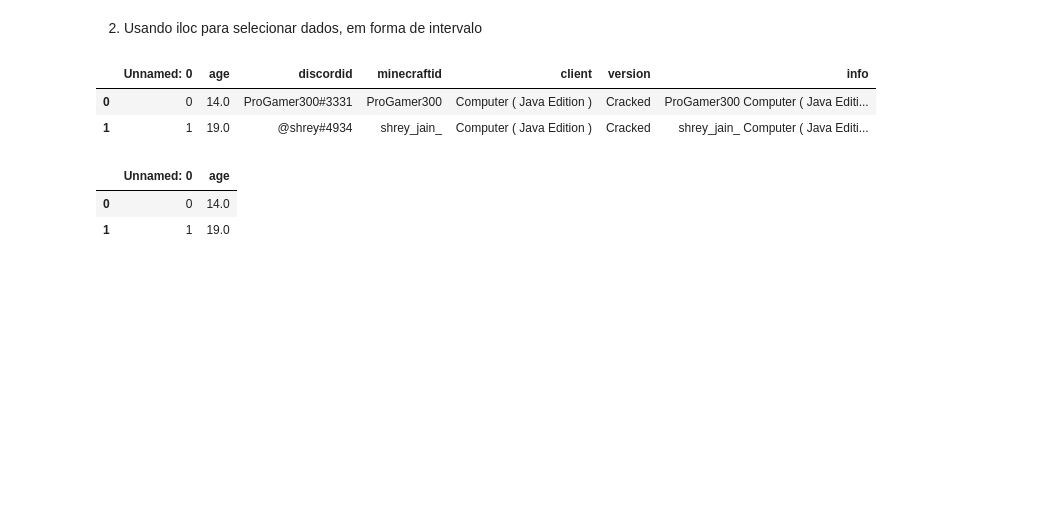
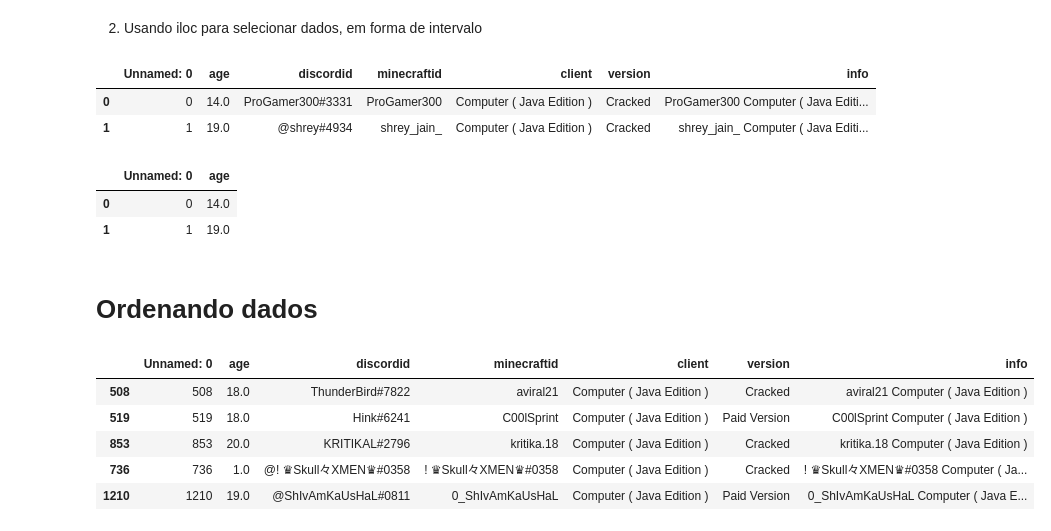
Before and after one commit to alquemistdev/Aprenda-Pandas, a Jupyter notebook: exemplos/minecraft.ipynb, the cells around one changed output. Saved outputs shown, nothing was run; the diff lists cells and outputs as text; code cells hidden in the pictures; blank space fills up the shorter version.

```diff
--- a/exemplos/minecraft.ipynb
+++ b/exemplos/minecraft.ipynb
@@ -118,3 +121,16 @@ df.iloc[0:2, 0:2]
 |  | Unnamed: 0 | age |
 | 0 | 0 | 14.0 |
 | 1 | 1 | 19.0 |
+# %% [markdown]
+# Ordenando dados
+# %%
+# Ordenando por idade
+df.sort_values(by=["minecraftid"]).head()
+df.sort_values(by=["minecraftid", "age"]).head()
+# %% [output]
+|  | Unnamed: 0 | age | discordid | minecraftid | client | version | info |
+| 508 | 508 | 18.0 | ThunderBird#7822 | aviral21 | Computer ( Java Edition ) | Cracked | aviral21 Computer ( Java Edition ) |
+| 519 | 519 | 18.0 | Hink#6241 | C00lSprint | Computer ( Java Edition ) | Paid Version | C00lSprint Computer ( Java Edition ) |
+| 853 | 853 | 20.0 | KRITIKAL#2796 | kritika.18 | Computer ( Java Edition ) | Cracked | kritika.18 Computer ( Java Edition ) |
+| 736 | 736 | 1.0 | @! ♛Skull々XMEN♛#0358 | ! ♛Skull々XMEN♛#0358 | Computer ( Java Edition ) | Cracked | ! ♛Skull々XMEN♛#0358 Computer ( Ja... |
+| 1210 | 1210 | 19.0 | @ShIvAmKaUsHaL#0811 | 0_ShIvAmKaUsHaL | Computer ( Java Edition ) | Paid Version | 0_ShIvAmKaUsHaL Computer ( Java E... |
```
Also changed, not shown: parts of 24 cells of this notebook.
